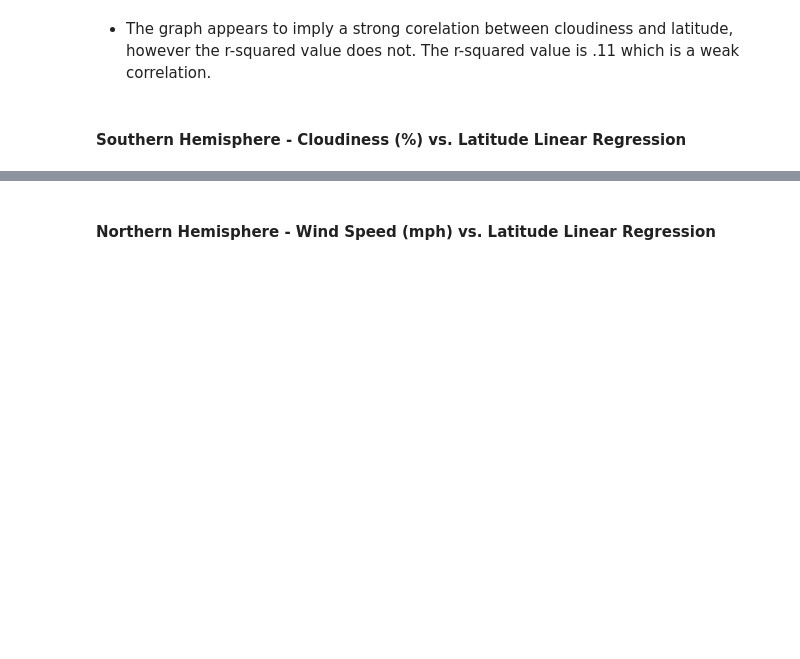
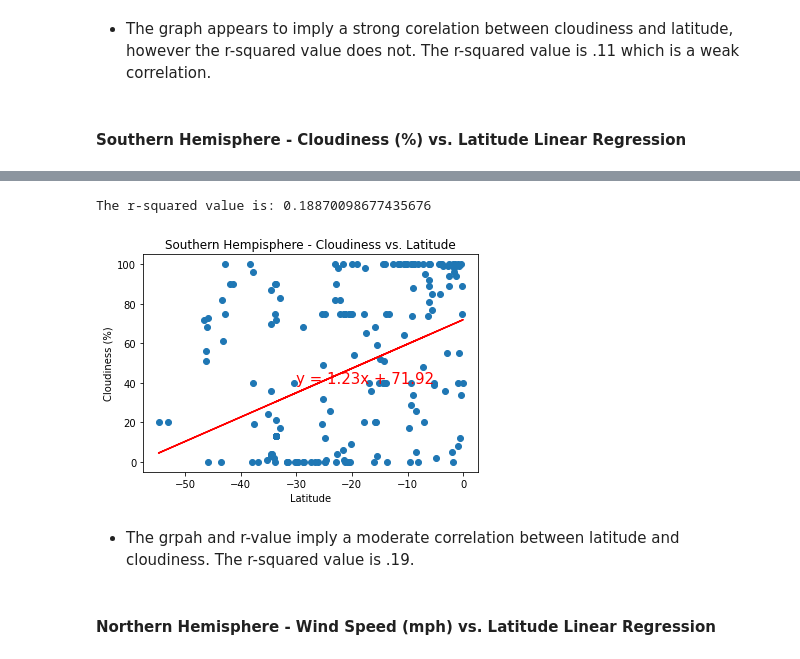
Before and after one commit to ccgrace/python-api-challenge, a Jupyter notebook: WeatherPy/WeatherPy.ipynb, the cells around one changed output, grey strips where cells are left out. Cells and saved outputs as stored; diff of their text form; code cells hidden in the pictures; blank space fills up the shorter version.

Commit message:
completed all graphs and analysis.

```diff
--- a/WeatherPy/WeatherPy.ipynb
+++ b/WeatherPy/WeatherPy.ipynb
@@ -392,2 +388,24 @@ The r-value is: 0.0035263772085582894
+# %%
+south_lats = southern_city_wx["Lat"]
+south_cloud = southern_city_wx["Cloudiness"]
+
+(slope, intercept, rvalue, pvalue, stderr) = linregress(south_lats, south_cloud)
+
+regress_values = south_lats * slope + intercept
+line_eq = "y = " + str(round(slope,2)) + "x + " + str(round(intercept,2))
+
+plt.scatter(south_lats, south_cloud)
+plt.plot(south_lats, regress_values, "r-")
+plt.annotate(line_eq,(-30,40),fontsize=15,color="red")
+print(f"The r-squared value is: {rvalue**2}")
+plt.xlabel("Latitude")
+plt.ylabel("Cloudiness (%)")
+plt.title("Southern Hempisphere - Cloudiness vs. Latitude")
+plt.savefig("../Output Data File/Southern Hemisphere Cloudiness.png")
+# %% [output]
+The r-squared value is: 0.18870098677435676
+[figure, added]
+# %% [markdown]
+- The grpah and r-value imply a moderate correlation between latitude and cloudiness. The r-squared value is .19.
 # %% [markdown]
 ####  Northern Hemisphere - Wind Speed (mph) vs. Latitude Linear Regression
```
Also changed, not shown: parts of 7 cells of this notebook, 3 other files.
